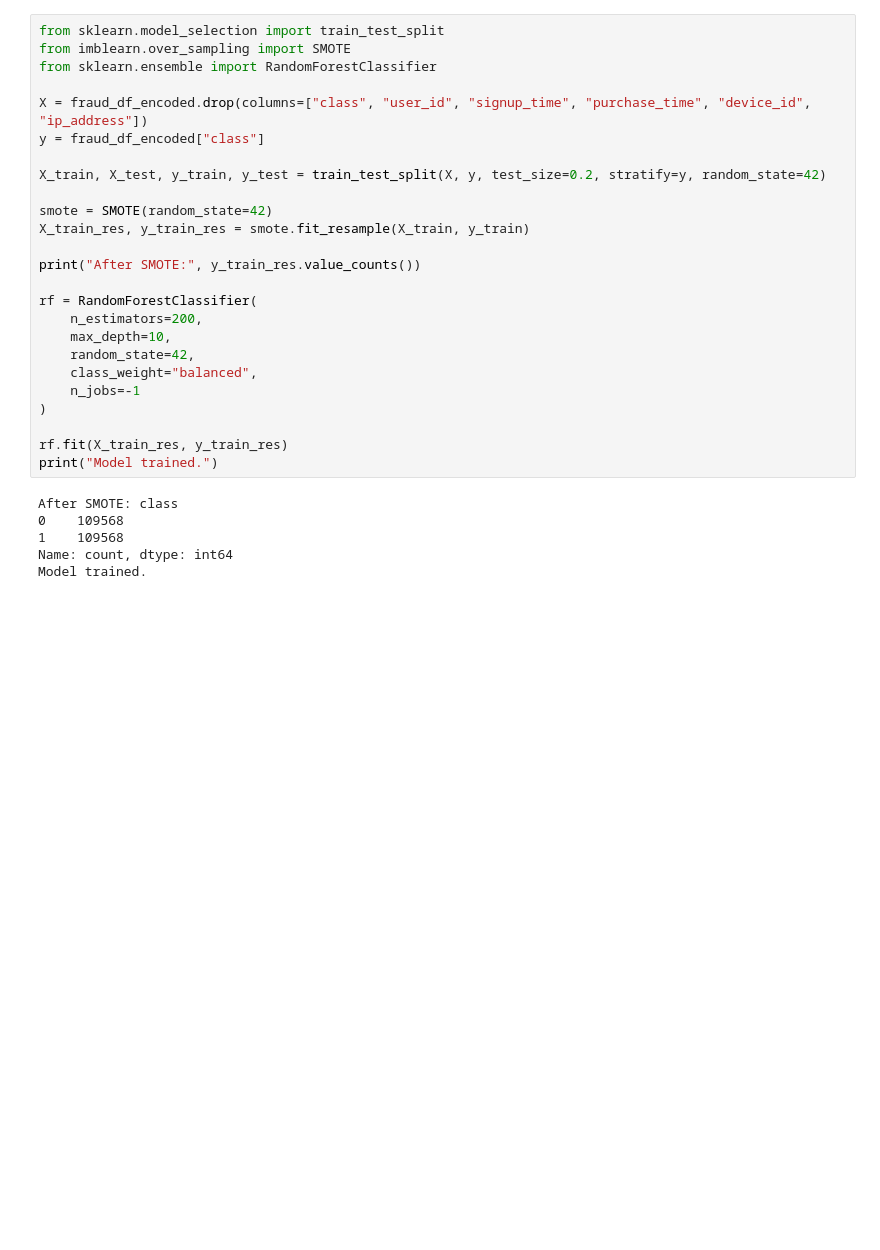
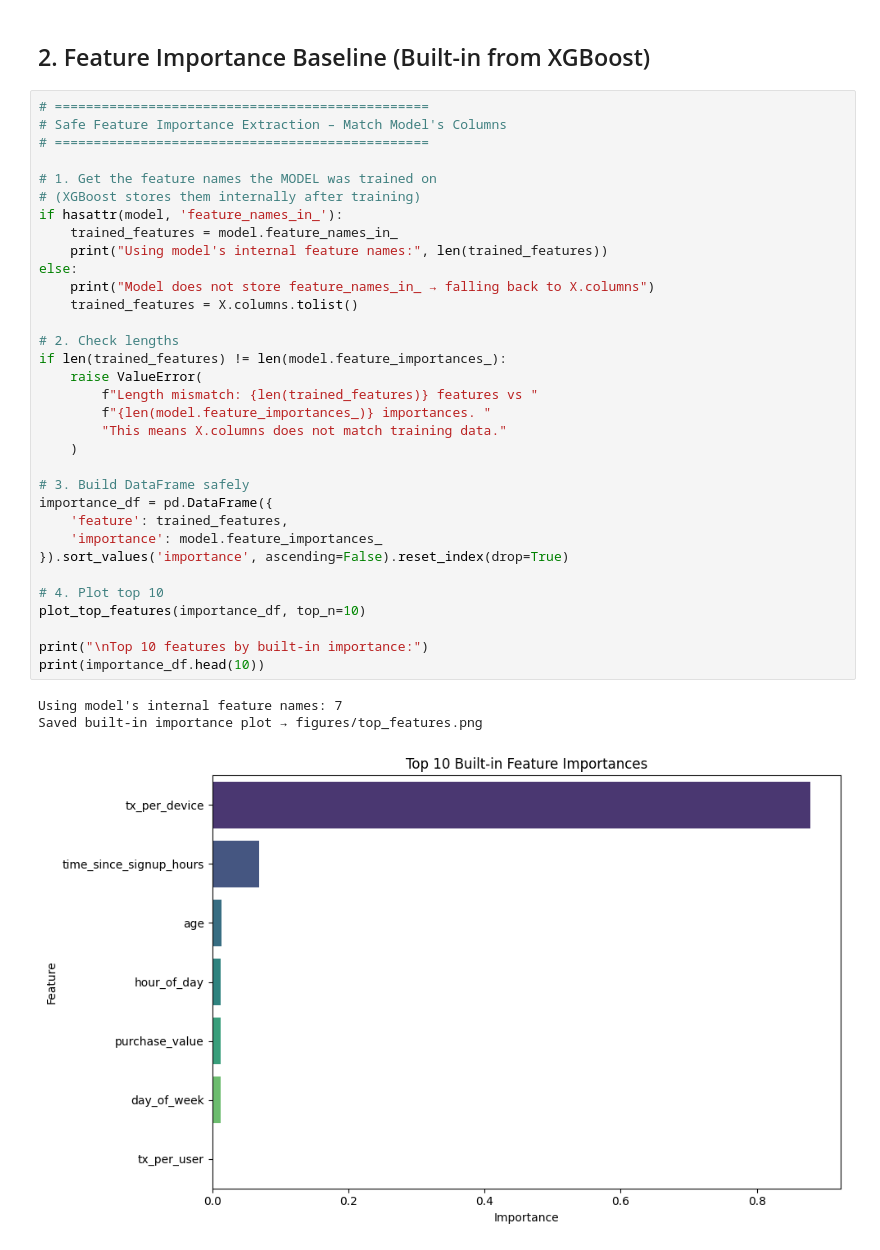
Before and after one commit to wakgari-Elias/fraud-detection, a Jupyter notebook: notebooks/shap-explainability.ipynb, the cells around one changed output. Saved outputs shown, nothing was run; the diff lists cells and outputs as text; blank space fills up the shorter version.

```diff
--- a/notebooks/shap-explainability.ipynb
+++ b/notebooks/shap-explainability.ipynb
@@ -86,31 +65,39 @@ Sample columns: ['user_id', 'signup_time', 'purchase_time', 'purchase_value', 'd
+# %% [markdown]
+## 2. Feature Importance Baseline (Built-in from XGBoost)
 # %%
-from sklearn.model_selection import train_test_split
-from imblearn.over_sampling import SMOTE
-from sklearn.ensemble import RandomForestClassifier
+# ================================================
+# Safe Feature Importance Extraction – Match Model's Columns
+# ================================================
 
-X = fraud_df_encoded.drop(columns=["class", "user_id", "signup_time", "purchase_time", "device_id", "ip_address"])
-y = fraud_df_encoded["class"]
+# 1. Get the feature names the MODEL was trained on
+# (XGBoost stores them internally after training)
+if hasattr(model, 'feature_names_in_'):
+    trained_features = model.feature_names_in_
+    print("Using model's internal feature names:", len(trained_features))
+else:
+    print("Model does not store feature_names_in_ → falling back to X.columns")
+    trained_features = X.columns.tolist()
 
-X_train, X_test, y_train, y_test = train_test_split(X, y, test_size=0.2, stratify=y, random_state=42)
+# 2. Check lengths
+if len(trained_features) != len(model.feature_importances_):
+    raise ValueError(
+        f"Length mismatch: {len(trained_features)} features vs "
+        f"{len(model.feature_importances_)} importances. "
+        "This means X.columns does not match training data."
+    )
 
-smote = SMOTE(random_state=42)
-X_train_res, y_train_res = smote.fit_resample(X_train, y_train)
+# 3. Build DataFrame safely
+importance_df = pd.DataFrame({
+    'feature': trained_features,
+    'importance': model.feature_importances_
+}).sort_values('importance', ascending=False).reset_index(drop=True)
 
-print("After SMOTE:", y_train_res.value_counts())
+# 4. Plot top 10
+plot_top_features(importance_df, top_n=10)
 
-rf = RandomForestClassifier(
-    n_estimators=200,
-    max_depth=10,
-    random_state=42,
-    class_weight="balanced",
-    n_jobs=-1
-)
-
-rf.fit(X_train_res, y_train_res)
-print("Model trained.")
+print("\nTop 10 features by built-in importance:")
+print(importance_df.head(10))
 # %% [output]
-After SMOTE: class
-0    109568
-1    109568
-Name: count, dtype: int64
-Model trained.
+Using model's internal feature names: 7
+Saved built-in importance plot → figures/top_features.png
+[figure, added]
```
Also changed, not shown: parts of 33 cells of this notebook, 5 other files.
